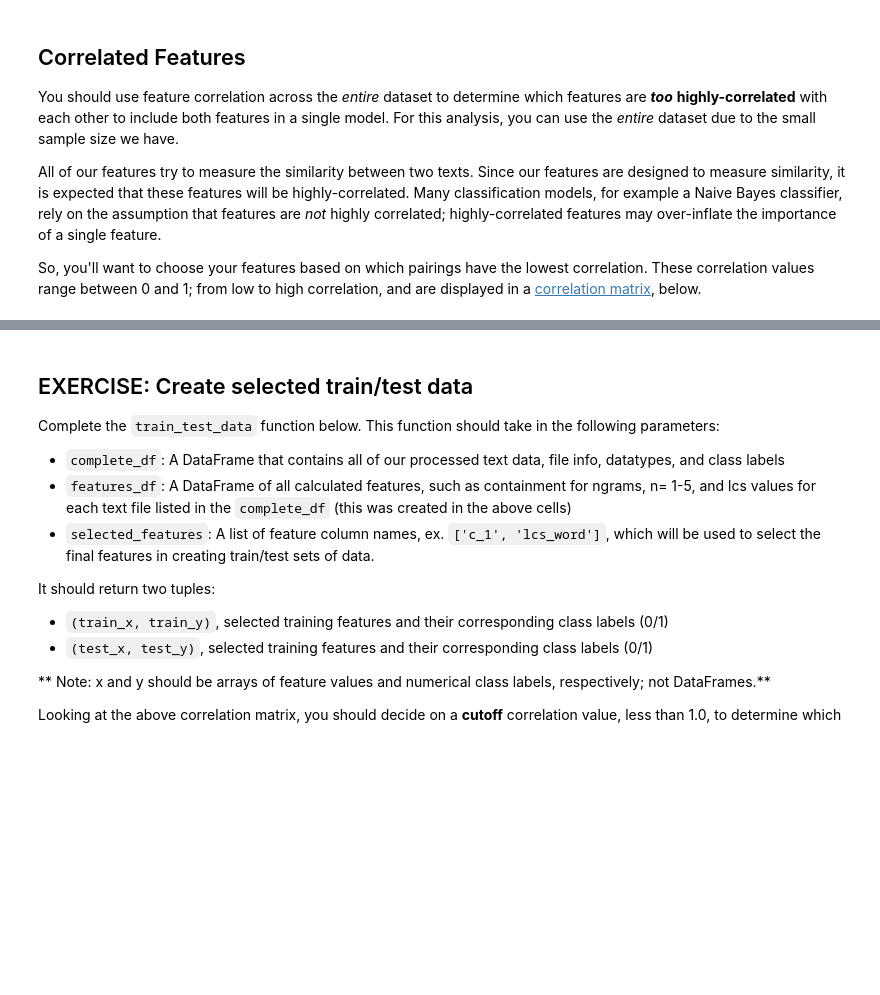
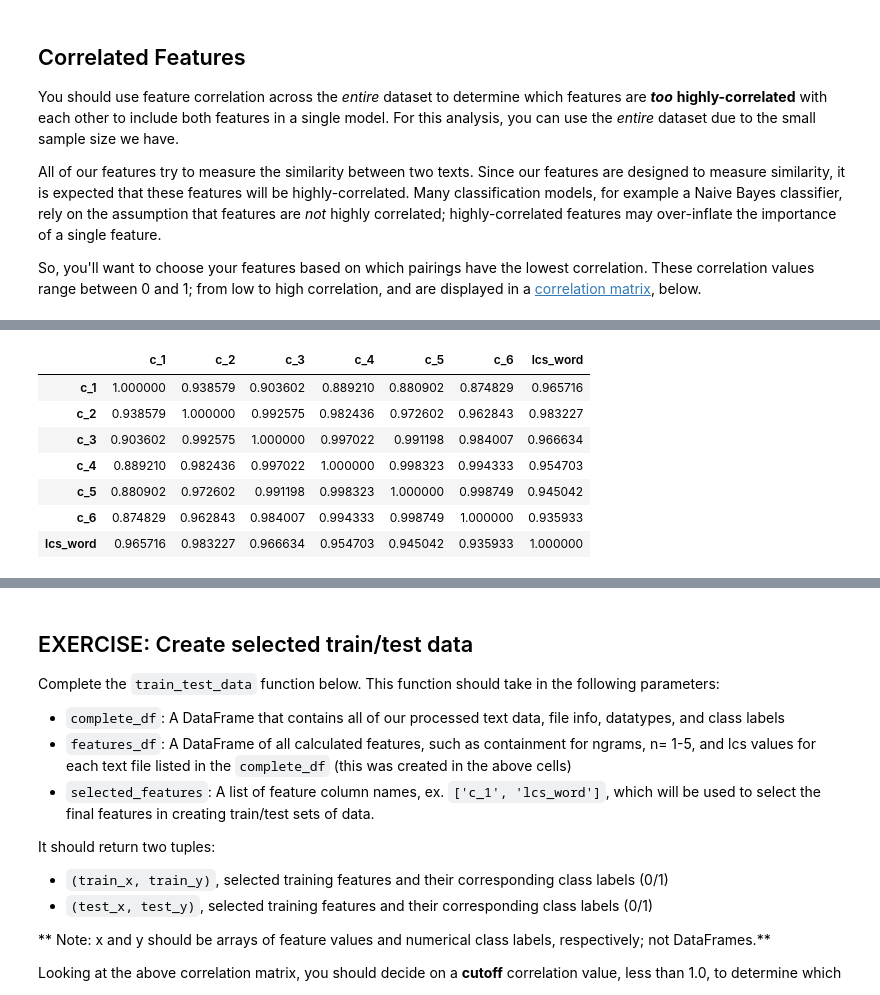
Before and after one commit to IanEdington/learn, a Jupyter notebook: machine-learning/ND009t/P4_plagiarism_detection/2_Plagiarism_Feature_Engineering.ipynb, the cells around one changed output, grey strips where cells are left out. Saved outputs shown, nothing was run; the diff lists cells and outputs as text; code cells hidden in the pictures; blank space fills up the shorter version.

```diff
--- a/machine-learning/ND009t/P4_plagiarism_detection/2_Plagiarism_Feature_Engineering.ipynb
+++ b/machine-learning/ND009t/P4_plagiarism_detection/2_Plagiarism_Feature_Engineering.ipynb
@@ -160,7 +214,7 @@ DON'T MODIFY ANYTHING IN THIS CELL THAT IS BELOW THIS LINE
 tests.test_numerical_df(numerical_dataframe)
 
 # if above test is passed, create NEW `transformed_df`
-transformed_df = numerical_dataframe(csv_file='data/file_information.csv')
+transformed_df = numerical_dataframe(csv_file=INFORMATION_FILE)
 
 # check work
 print('\nExample data: ')
@@ -424,10 +552,28 @@ def lcs_norm_word(answer_text, source_text):
        :param answer_text: The pre-processed text for an answer text
        :param source_text: The pre-processed text for an answer's associated source text
        :return: A normalized LCS value"""
+    answer_word_array = answer_text.split()
+    source_word_array = source_text.split()
 
     # your code here
+    count_matrix = np.zeros(
+        (len(answer_word_array), len(source_word_array)),
+        dtype=np.uint16)
 
-    pass
+    for a_idx, a_word in enumerate(answer_word_array):
+        for s_idx, s_word in enumerate(source_word_array):
+            if a_word == s_word:
+                previous = count_matrix[a_idx - 1, s_idx - 1] \
+                    if (a_idx - 1) >= 0 and (s_idx - 1) >= 0 else 0
+                value = previous + 1
+            else:
+                value = max(
+                    count_matrix[a_idx, s_idx - 1],
+                    count_matrix[a_idx - 1, s_idx],
+                )
+            count_matrix[a_idx, s_idx] = value
+
+    return count_matrix[-1, -1] / len(answer_word_array)
 # %% [markdown]
 ### Test cells
 
@@ -509,11 +666,8 @@ DON'T MODIFY ANYTHING IN THIS CELL THAT IS BELOW THIS LINE
 
 # Function returns a list of containment features, calculated for a given n
 # Should return a list of length 100 for all files in a complete_df
-def create_containment_features(df, n, column_name=None):
+def create_containment_features(df, n):
     containment_values = []
-
-    if column_name is None:
-        column_name = 'c_' + str(n)  # c_1, c_2, .. c_n
 
     # iterates through dataframe rows
     for i in df.index:
@@ -539,8 +693,9 @@ DON'T MODIFY ANYTHING IN THIS CELL THAT IS BELOW THIS LINE
 
 
 # Function creates lcs feature and add it to the dataframe
-def create_lcs_features(df, column_name='lcs_word'):
+def create_lcs_features(df):
     lcs_values = []
+    orig_rows = df[(df['Class'] == -1)]
 
     # iterate through files in dataframe
     for i in df.index:
@@ -550,7 +705,6 @@ def create_lcs_features(df, column_name='lcs_word'):
             answer_text = df.loc[i, 'Text']
             task = df.loc[i, 'Task']
             # we know that source texts have Class = -1
-            orig_rows = df[(df['Class'] == -1)]
             orig_row = orig_rows[(orig_rows['Task'] == task)]
             source_text = orig_row['Text'].values[0]
 
@@ -627,0 +806,11 @@ display(corr_matrix)
+# %%
+features_df.corr()
+# %% [output]
+|  | c_1 | c_2 | c_3 | c_4 | c_5 | c_6 | lcs_word |
+| c_1 | 1.000000 | 0.938579 | 0.903602 | 0.889210 | 0.880902 | 0.874829 | 0.965716 |
+| c_2 | 0.938579 | 1.000000 | 0.992575 | 0.982436 | 0.972602 | 0.962843 | 0.983227 |
+| c_3 | 0.903602 | 0.992575 | 1.000000 | 0.997022 | 0.991198 | 0.984007 | 0.966634 |
+| c_4 | 0.889210 | 0.982436 | 0.997022 | 1.000000 | 0.998323 | 0.994333 | 0.954703 |
+| c_5 | 0.880902 | 0.972602 | 0.991198 | 0.998323 | 1.000000 | 0.998749 | 0.945042 |
+| c_6 | 0.874829 | 0.962843 | 0.984007 | 0.994333 | 0.998749 | 1.000000 | 0.935933 |
+| lcs_word | 0.965716 | 0.983227 | 0.966634 | 0.954703 | 0.945042 | 0.935933 | 1.000000 |
```
Also changed, not shown: parts of 31 cells of this notebook, 7 other files.
